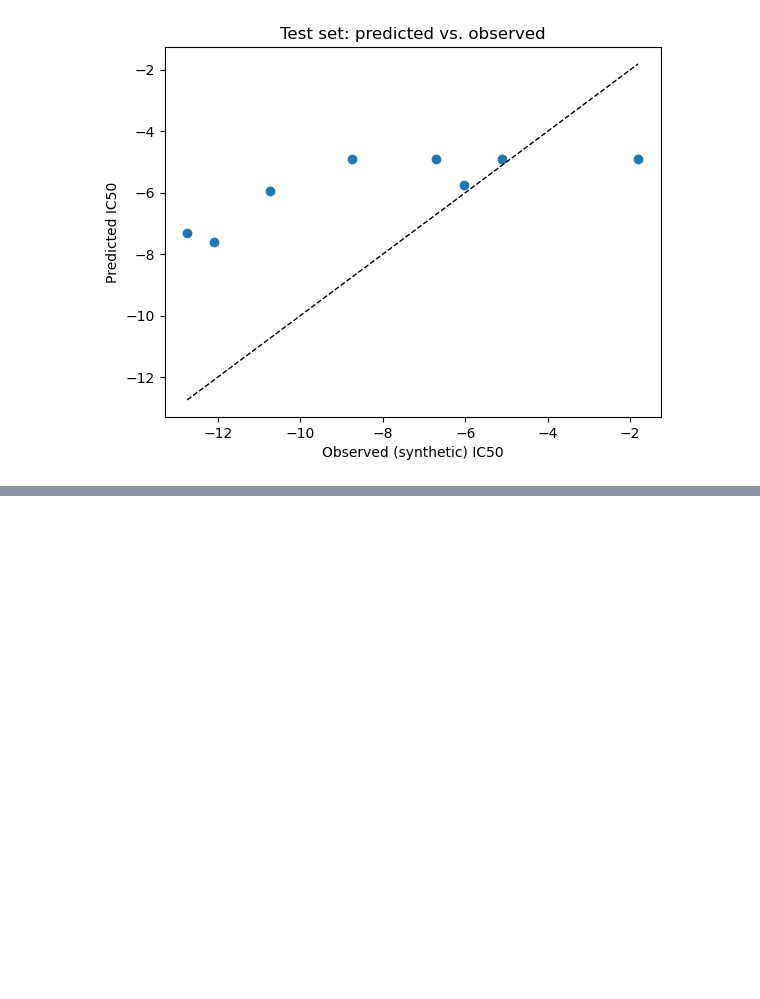
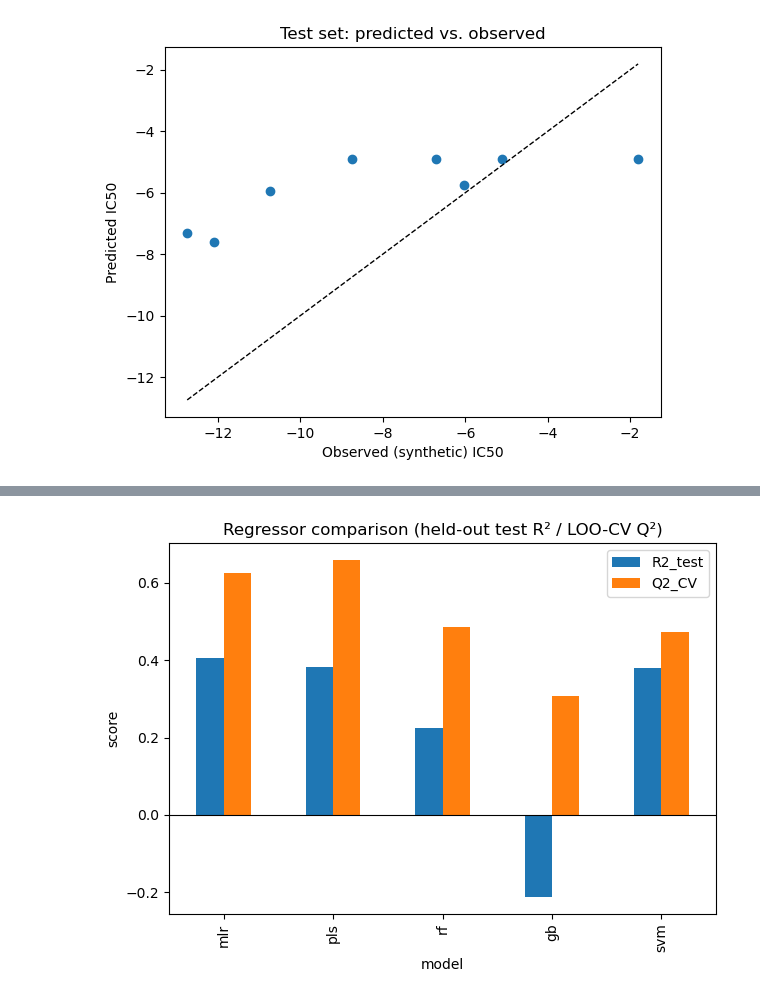
Before and after one commit to shamsaraj/mlmolprop, a Jupyter notebook: examples/quickstart.ipynb, the cells around one changed output, grey strips where cells are left out. Cells and saved outputs as stored; diff of their text form; code cells hidden in the pictures; blank space fills up the shorter version.

```diff
--- a/examples/quickstart.ipynb
+++ b/examples/quickstart.ipynb
@@ -228,0 +242,13 @@ plt.show()
+# %%
+candidate_models = ["mlr", "pls", "rf", "gb", "svm"]
+comparison_rows = []
+for m_name in candidate_models:
+    res, cv, fitted, _ = Model(
+        X_train, y_train, X_test, y_test, v_names, M=m_name, c=3, rs=0, cv="loo"
+    )
+    comparison_rows.append(
+        {"model": m_name, "R2_test": res["R2_test"], "Q2_CV": cv["q2"]}
+    )
+
+comparison_df = pd.DataFrame(comparison_rows).set_index("model")
+comparison_df
@@ -228,0 +263,9 @@ plt.show()
+# %%
+comparison_df.plot.bar()
+plt.ylabel("score")
+plt.title("Regressor comparison (held-out test R² / LOO-CV Q²)")
+plt.axhline(0, color="black", linewidth=0.8)
+plt.tight_layout()
+plt.show()
+# %% [output]
+[figure, added]
```
Also changed, not shown: parts of 19 cells of this notebook, 1 other file.
